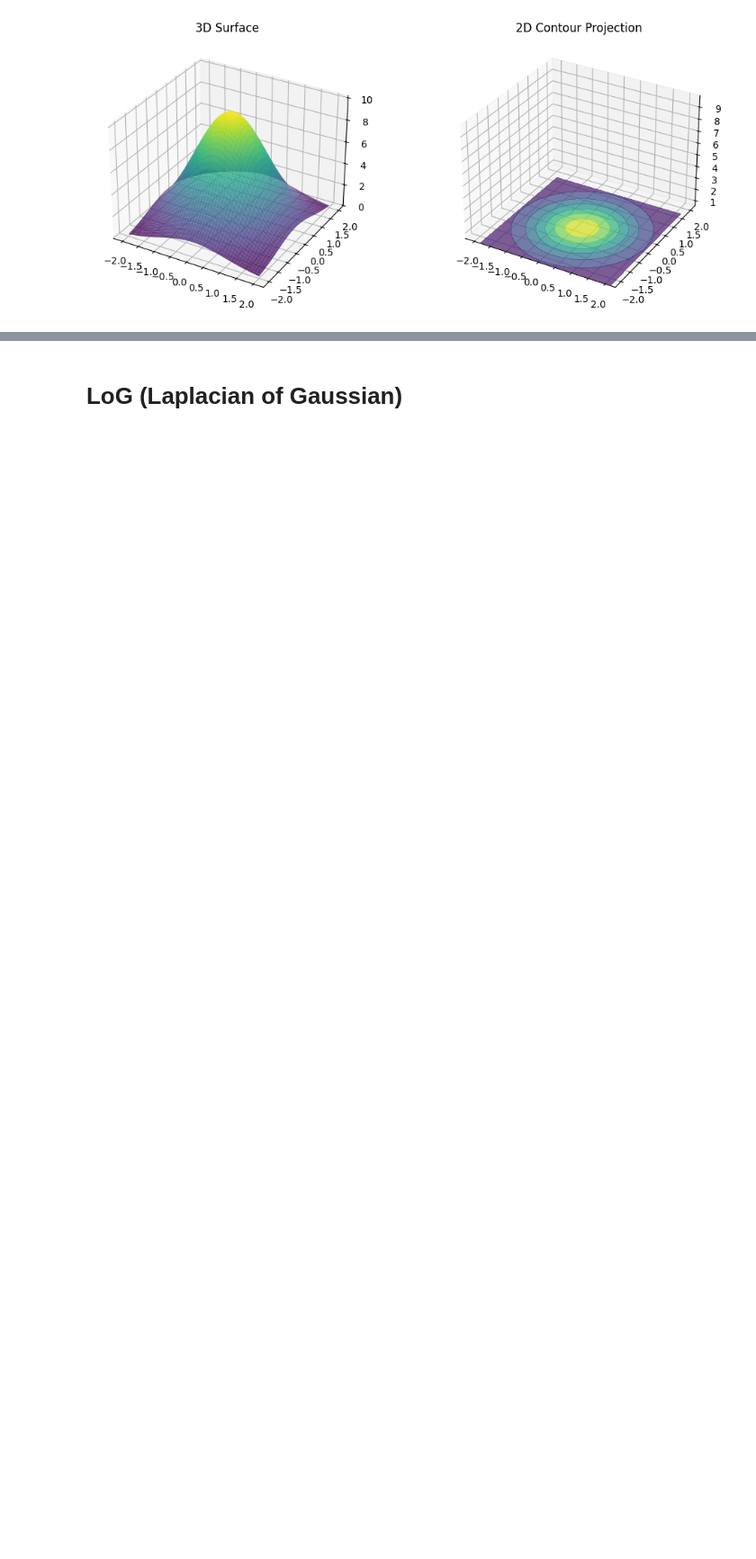
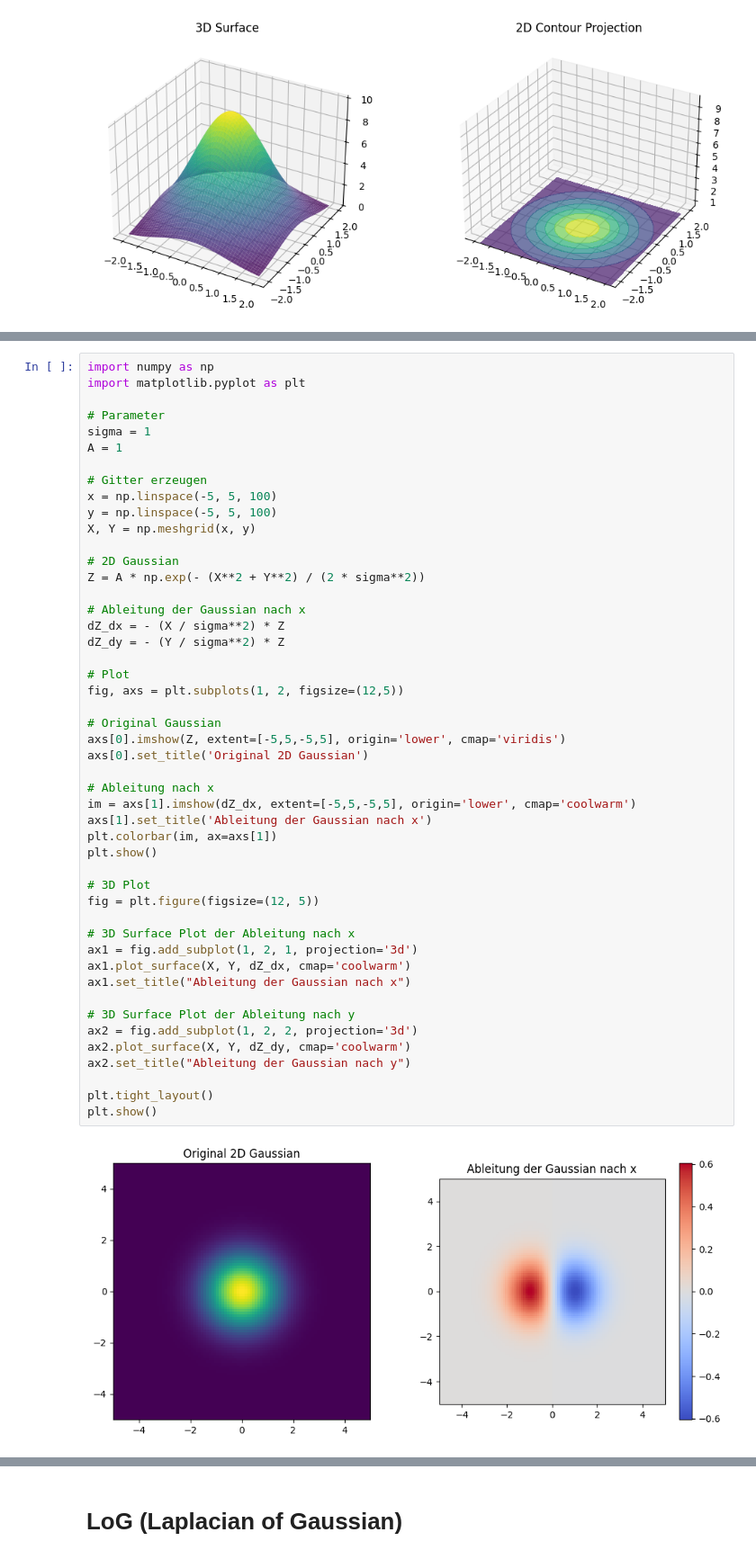
Before and after one commit to lukestairwalker/OpenCV, a Jupyter notebook: notebooks/filter.ipynb, the cells around one changed output, grey strips where cells are left out. Shown: that part at 90% size. Saved outputs shown, nothing was run; the diff lists cells and outputs as text; blank space fills up the shorter version.

```diff
--- a/notebooks/filter.ipynb
+++ b/notebooks/filter.ipynb
@@ -125,0 +128,50 @@ plt.show()
+# %%
+import numpy as np
+import matplotlib.pyplot as plt
+
+# Parameter
+sigma = 1
+A = 1
+
+# Gitter erzeugen
+x = np.linspace(-5, 5, 100)
+y = np.linspace(-5, 5, 100)
+X, Y = np.meshgrid(x, y)
+
+# 2D Gaussian
+Z = A * np.exp(- (X**2 + Y**2) / (2 * sigma**2))
+
+# Ableitung der Gaussian nach x
+dZ_dx = - (X / sigma**2) * Z
+dZ_dy = - (Y / sigma**2) * Z
+
+# Plot
+fig, axs = plt.subplots(1, 2, figsize=(12,5))
+
+# Original Gaussian
+axs[0].imshow(Z, extent=[-5,5,-5,5], origin='lower', cmap='viridis')
+axs[0].set_title('Original 2D Gaussian')
+
+# Ableitung nach x
+im = axs[1].imshow(dZ_dx, extent=[-5,5,-5,5], origin='lower', cmap='coolwarm')
+axs[1].set_title('Ableitung der Gaussian nach x')
+plt.colorbar(im, ax=axs[1])
+plt.show()
+
+# 3D Plot
+fig = plt.figure(figsize=(12, 5))
+
+# 3D Surface Plot der Ableitung nach x
+ax1 = fig.add_subplot(1, 2, 1, projection='3d')
+ax1.plot_surface(X, Y, dZ_dx, cmap='coolwarm')
+ax1.set_title("Ableitung der Gaussian nach x")
+
+# 3D Surface Plot der Ableitung nach y
+ax2 = fig.add_subplot(1, 2, 2, projection='3d')
+ax2.plot_surface(X, Y, dZ_dy, cmap='coolwarm')
+ax2.set_title("Ableitung der Gaussian nach y")
+
+plt.tight_layout()
+plt.show()
+# %% [output]
+[figure, added]
```
Also changed, not shown: parts of 3 cells of this notebook, 1 other file.
